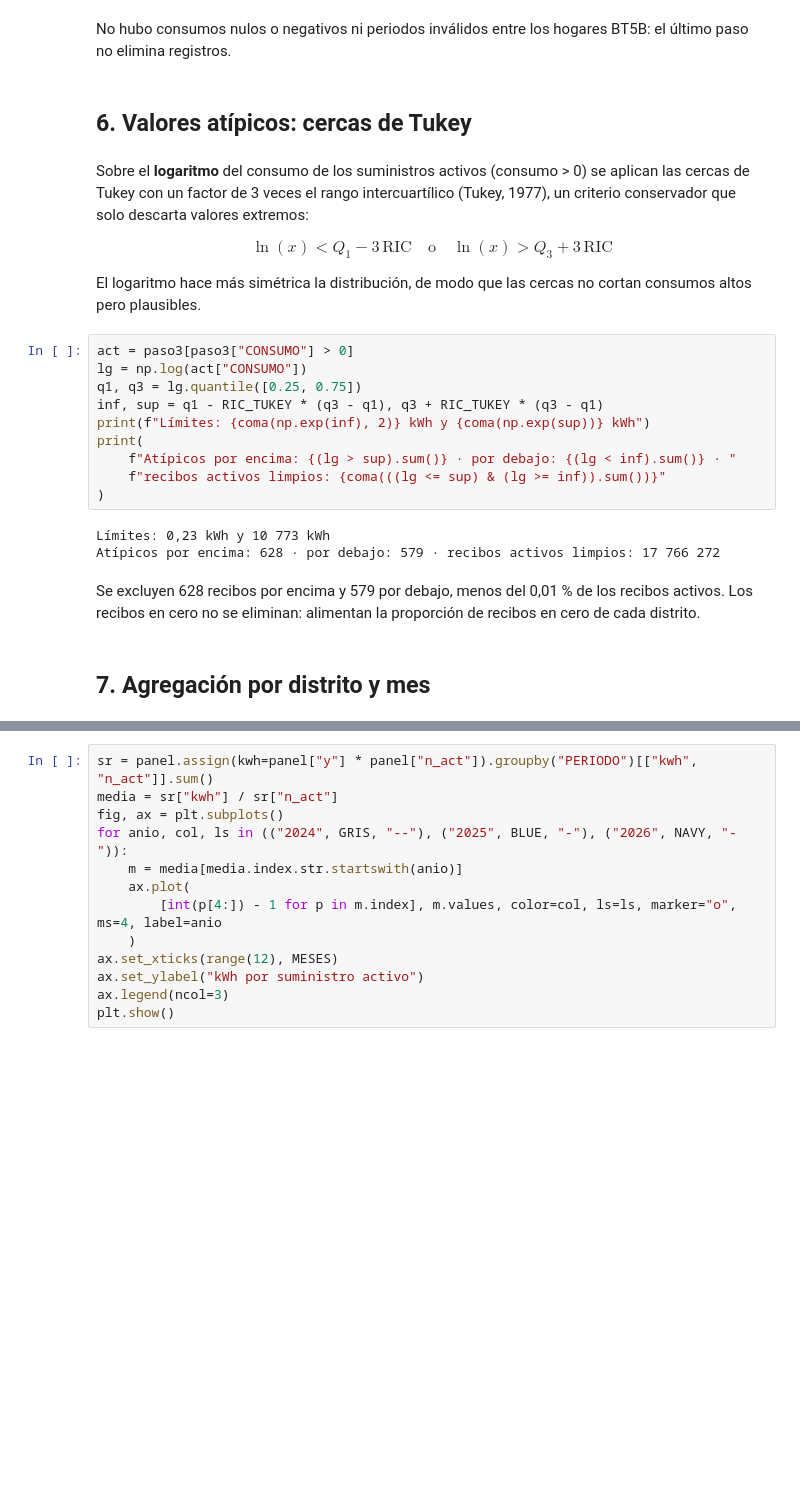
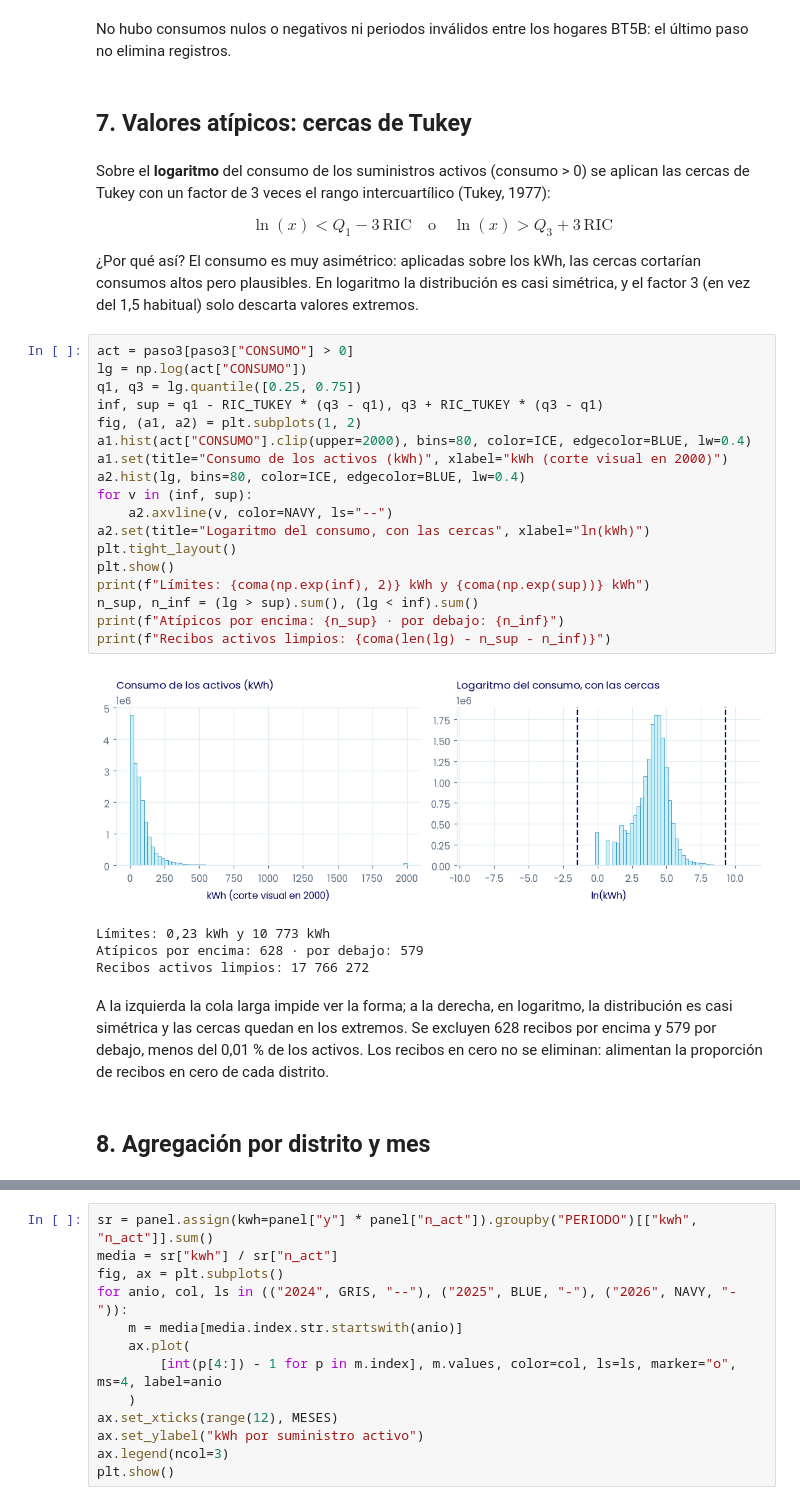
Before and after one commit to engiegarcia/machine-learning-backend, a Jupyter notebook: notebooks/01_datos_y_preprocesamiento.ipynb, the cells around one changed output, grey strips where cells are left out. Cells and saved outputs as stored; diff of their text form; blank space fills up the shorter version.

```diff
--- a/notebooks/01_datos_y_preprocesamiento.ipynb
+++ b/notebooks/01_datos_y_preprocesamiento.ipynb
@@ -188,32 +269,42 @@ No hubo consumos nulos o negativos ni periodos inválidos entre los hogares BT5B
 # %% [markdown]
 <a id="valores-atípicos-cercas-de-tukey"></a>
 
-## 6. Valores atípicos: cercas de Tukey
+## 7. Valores atípicos: cercas de Tukey
 # %% [markdown]
-Sobre el **logaritmo** del consumo de los suministros activos (consumo > 0) se aplican las cercas de Tukey con un factor de 3 veces el rango intercuartílico (Tukey, 1977), un criterio conservador que solo descarta valores extremos:
+Sobre el **logaritmo** del consumo de los suministros activos (consumo > 0) se aplican las cercas de Tukey con un factor de 3 veces el rango intercuartílico (Tukey, 1977):
 
 $$\ln(x) < Q_1 - 3\,\mathrm{RIC} \quad \text{o} \quad \ln(x) > Q_3 + 3\,\mathrm{RIC}$$
 
-El logaritmo hace más simétrica la distribución, de modo que las cercas no cortan consumos altos pero plausibles.
+¿Por qué así? El consumo es muy asimétrico: aplicadas sobre los kWh, las cercas cortarían consumos altos pero plausibles. En logaritmo la distribución es casi simétrica, y el factor 3 (en vez del 1,5 habitual) solo descarta valores extremos.
 # %%
 act = paso3[paso3["CONSUMO"] > 0]
 lg = np.log(act["CONSUMO"])
 q1, q3 = lg.quantile([0.25, 0.75])
 inf, sup = q1 - RIC_TUKEY * (q3 - q1), q3 + RIC_TUKEY * (q3 - q1)
+fig, (a1, a2) = plt.subplots(1, 2)
+a1.hist(act["CONSUMO"].clip(upper=2000), bins=80, color=ICE, edgecolor=BLUE, lw=0.4)
+a1.set(title="Consumo de los activos (kWh)", xlabel="kWh (corte visual en 2000)")
+a2.hist(lg, bins=80, color=ICE, edgecolor=BLUE, lw=0.4)
+for v in (inf, sup):
+    a2.axvline(v, color=NAVY, ls="--")
+a2.set(title="Logaritmo del consumo, con las cercas", xlabel="ln(kWh)")
+plt.tight_layout()
+plt.show()
 print(f"Límites: {coma(np.exp(inf), 2)} kWh y {coma(np.exp(sup))} kWh")
-print(
-    f"Atípicos por encima: {(lg > sup).sum()} · por debajo: {(lg < inf).sum()} · "
-    f"recibos activos limpios: {coma(((lg <= sup) & (lg >= inf)).sum())}"
-)
+n_sup, n_inf = (lg > sup).sum(), (lg < inf).sum()
+print(f"Atípicos por encima: {n_sup} · por debajo: {n_inf}")
+print(f"Recibos activos limpios: {coma(len(lg) - n_sup - n_inf)}")
 # %% [output]
+[figure, added]
 Límites: 0,23 kWh y 10 773 kWh
-Atípicos por encima: 628 · por debajo: 579 · recibos activos limpios: 17 766 272
+Atípicos por encima: 628 · por debajo: 579
+Recibos activos limpios: 17 766 272
 # %% [markdown]
-Se excluyen 628 recibos por encima y 579 por debajo, menos del 0,01 % de los recibos activos. Los recibos en cero no se eliminan: alimentan la proporción de recibos en cero de cada distrito.
+A la izquierda la cola larga impide ver la forma; a la derecha, en logaritmo, la distribución es casi simétrica y las cercas quedan en los extremos. Se excluyen 628 recibos por encima y 579 por debajo, menos del 0,01 % de los activos. Los recibos en cero no se eliminan: alimentan la proporción de recibos en cero de cada distrito.
 # %% [markdown]
 <a id="agregación-por-distrito-y-mes"></a>
 
-## 7. Agregación por distrito y mes
+## 8. Agregación por distrito y mes
 # %% [markdown]
 La unidad de análisis es el **distrito en un mes**, porque los datos no identifican al mismo hogar de un mes a otro. La variable objetivo es el consumo medio de los suministros activos:
 
```
Also changed, not shown: parts of 33 cells of this notebook.
